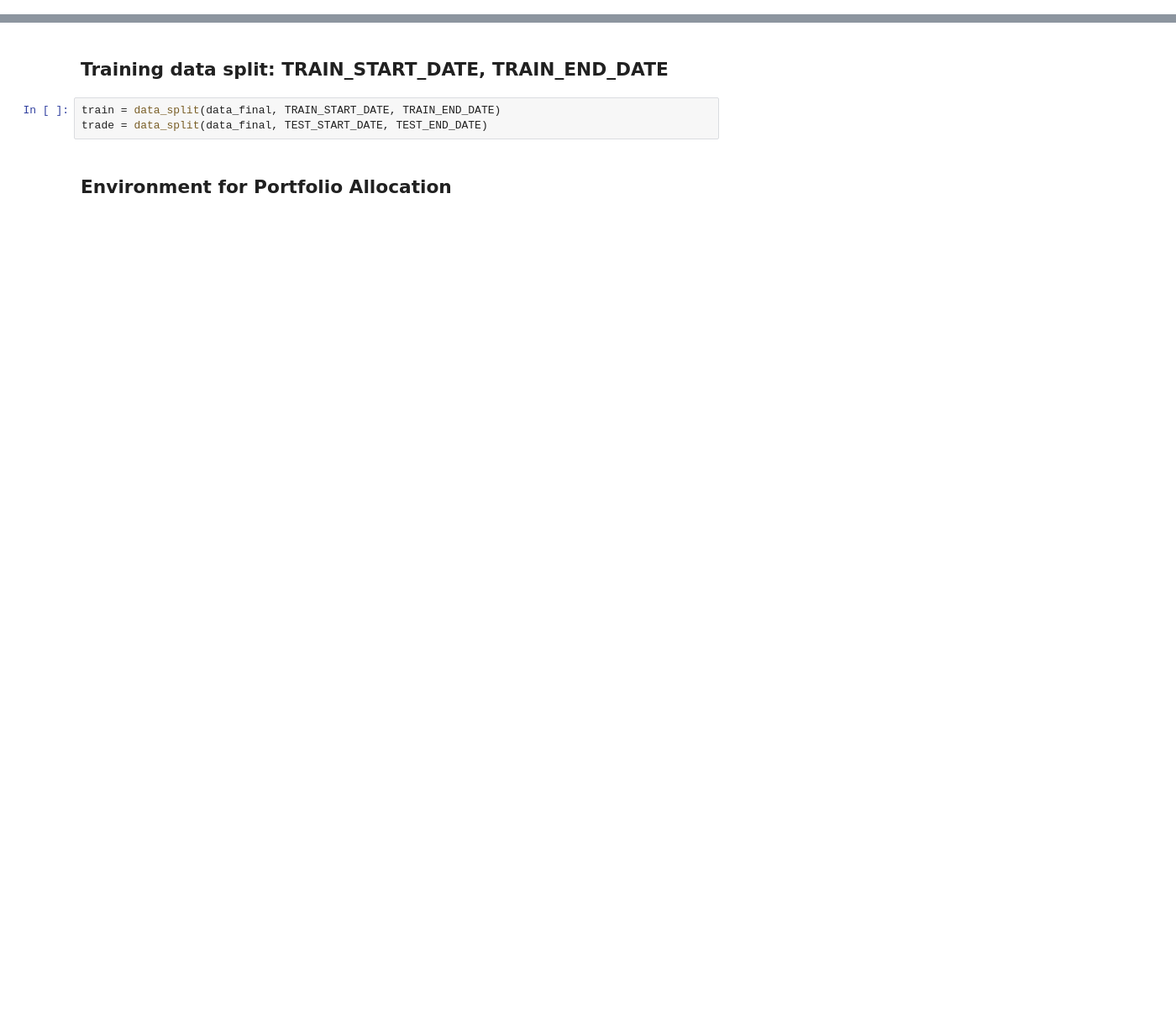
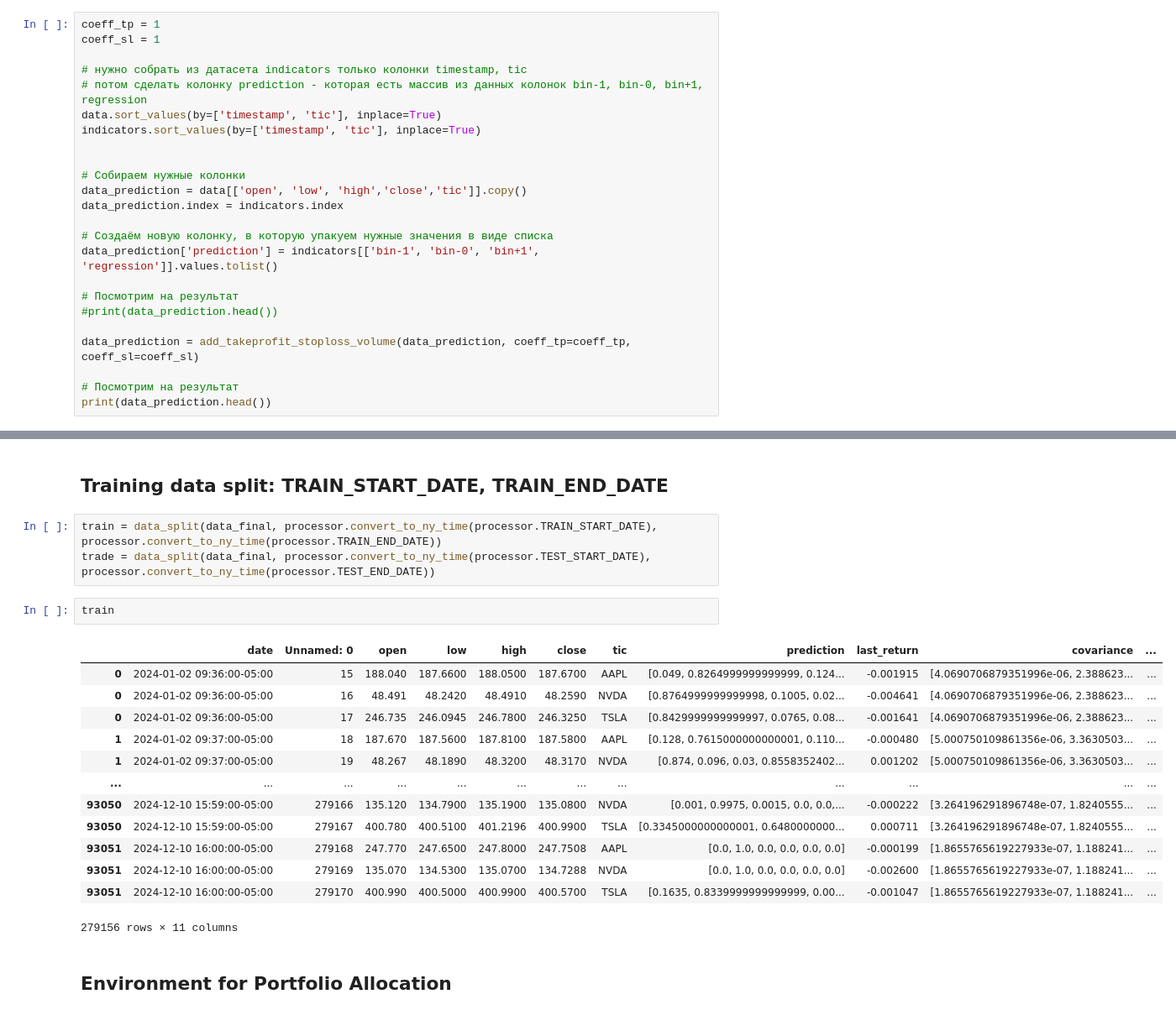
Before and after one commit to SvenTern/algotrade, a Jupyter notebook: Обучение_игровой_модели_оптимизации_портфеля.ipynb, the cells around one changed output, grey strips where cells are left out. Shown at 84% size. Saved outputs shown, nothing was run; the diff lists cells and outputs as text; blank space fills up the shorter version.

```diff
--- a/Обучение_игровой_модели_оптимизации_портфеля.ipynb
+++ b/Обучение_игровой_модели_оптимизации_портфеля.ipynb
@@ -286,0 +207,24 @@ else:
+# %%
+coeff_tp = 1
+coeff_sl = 1
+
+# нужно собрать из датасета indicators только колонки timestamp, tic
+# потом сделать колонку prediction - которая есть массив из данных колонок bin-1, bin-0, bin+1, regression
+data.sort_values(by=['timestamp', 'tic'], inplace=True)
+indicators.sort_values(by=['timestamp', 'tic'], inplace=True)
+
+
+# Собираем нужные колонки
+data_prediction = data[['open', 'low', 'high','close','tic']].copy()
+data_prediction.index = indicators.index
+
+# Создаём новую колонку, в которую упакуем нужные значения в виде списка
+data_prediction['prediction'] = indicators[['bin-1', 'bin-0', 'bin+1', 'regression']].values.tolist()
+
+# Посмотрим на результат
+#print(data_prediction.head())
+
+data_prediction = add_takeprofit_stoploss_volume(data_prediction, coeff_tp=coeff_tp, coeff_sl=coeff_sl)
+
+# Посмотрим на результат
+print(data_prediction.head())
@@ -398,8 +367,24 @@ Our trading environments, based on OpenAI Gym framework, simulate live stock mar
 # %% [markdown]
 ## Training data split: TRAIN_START_DATE, TRAIN_END_DATE
 # %%
-train = data_split(data_final, TRAIN_START_DATE, TRAIN_END_DATE)
-trade = data_split(data_final, TEST_START_DATE, TEST_END_DATE)
+train = data_split(data_final, processor.convert_to_ny_time(processor.TRAIN_START_DATE), processor.convert_to_ny_time(processor.TRAIN_END_DATE))
+trade = data_split(data_final, processor.convert_to_ny_time(processor.TEST_START_DATE), processor.convert_to_ny_time(processor.TEST_END_DATE))
+# %%
+train
+# %% [output]
+|  | date | Unnamed: 0 | open | low | high | close | tic | prediction | last_return | covariance | ... |
+| 0 | 2024-01-02 09:36:00-05:00 | 15 | 188.040 | 187.6600 | 188.0500 | 187.6700 | AAPL | [0.049, 0.8264999999999999, 0.124... | -0.001915 | [4.0690706879351996e-06, 2.388623... | ... |
+| 0 | 2024-01-02 09:36:00-05:00 | 16 | 48.491 | 48.2420 | 48.4910 | 48.2590 | NVDA | [0.8764999999999998, 0.1005, 0.02... | -0.004641 | [4.0690706879351996e-06, 2.388623... | ... |
+| 0 | 2024-01-02 09:36:00-05:00 | 17 | 246.735 | 246.0945 | 246.7800 | 246.3250 | TSLA | [0.8429999999999997, 0.0765, 0.08... | -0.001641 | [4.0690706879351996e-06, 2.388623... | ... |
+| 1 | 2024-01-02 09:37:00-05:00 | 18 | 187.670 | 187.5600 | 187.8100 | 187.5800 | AAPL | [0.128, 0.7615000000000001, 0.110... | -0.000480 | [5.000750109861356e-06, 3.3630503... | ... |
+| 1 | 2024-01-02 09:37:00-05:00 | 19 | 48.267 | 48.1890 | 48.3200 | 48.3170 | NVDA | [0.874, 0.096, 0.03, 0.8558352402... | 0.001202 | [5.000750109861356e-06, 3.3630503... | ... |
+| ... | ... | ... | ... | ... | ... | ... | ... | ... | ... | ... | ... |
+| 93050 | 2024-12-10 15:59:00-05:00 | 279166 | 135.120 | 134.7900 | 135.1900 | 135.0800 | NVDA | [0.001, 0.9975, 0.0015, 0.0, 0.0,... | -0.000222 | [3.264196291896748e-07, 1.8240555... | ... |
+| 93050 | 2024-12-10 15:59:00-05:00 | 279167 | 400.780 | 400.5100 | 401.2196 | 400.9900 | TSLA | [0.3345000000000001, 0.6480000000... | 0.000711 | [3.264196291896748e-07, 1.8240555... | ... |
+| 93051 | 2024-12-10 16:00:00-05:00 | 279168 | 247.770 | 247.6500 | 247.8000 | 247.7508 | AAPL | [0.0, 1.0, 0.0, 0.0, 0.0, 0.0] | -0.000199 | [1.8655765619227933e-07, 1.188241... | ... |
+| 93051 | 2024-12-10 16:00:00-05:00 | 279169 | 135.070 | 134.5300 | 135.0700 | 134.7288 | NVDA | [0.0, 1.0, 0.0, 0.0, 0.0, 0.0] | -0.002600 | [1.8655765619227933e-07, 1.188241... | ... |
+| 93051 | 2024-12-10 16:00:00-05:00 | 279170 | 400.990 | 400.5000 | 400.9900 | 400.5700 | TSLA | [0.1635, 0.8339999999999999, 0.00... | -0.001047 | [1.8655765619227933e-07, 1.188241... | ... |
+279156 rows × 11 columns
 # %% [markdown]
 ## Environment for Portfolio Allocation
 # %%
```
Also changed, not shown: parts of 10 cells of this notebook.
